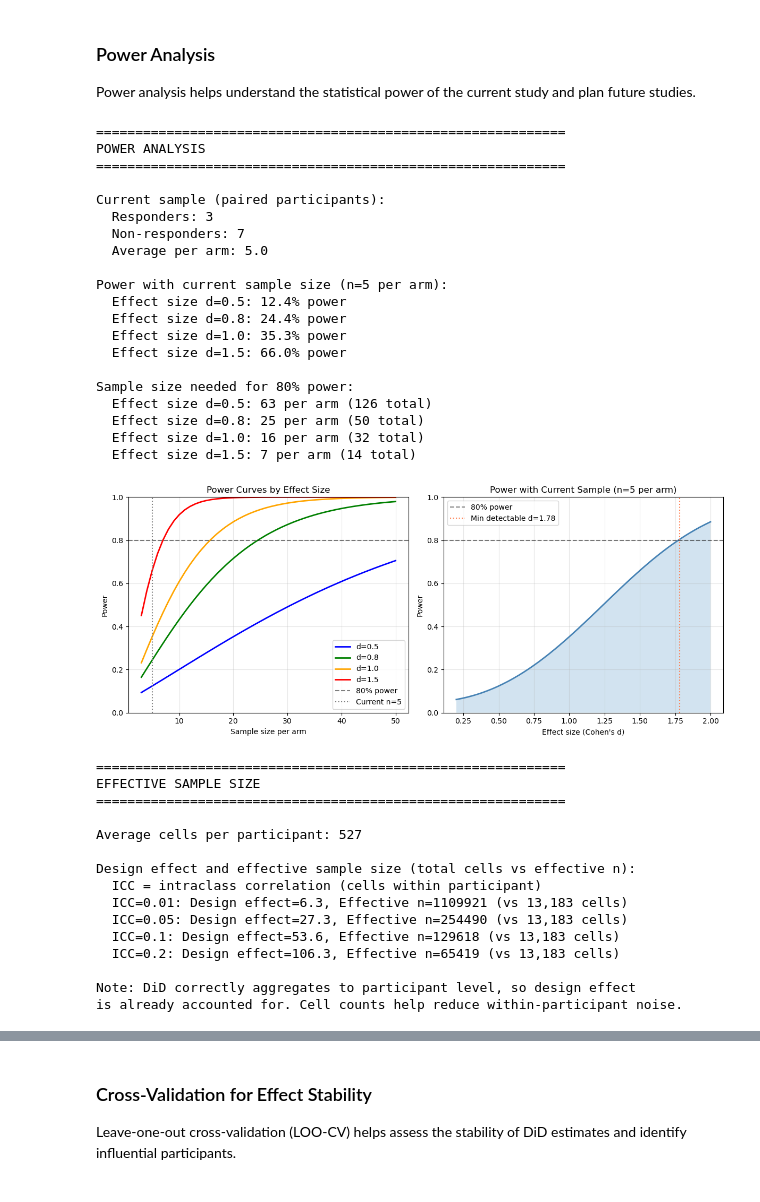
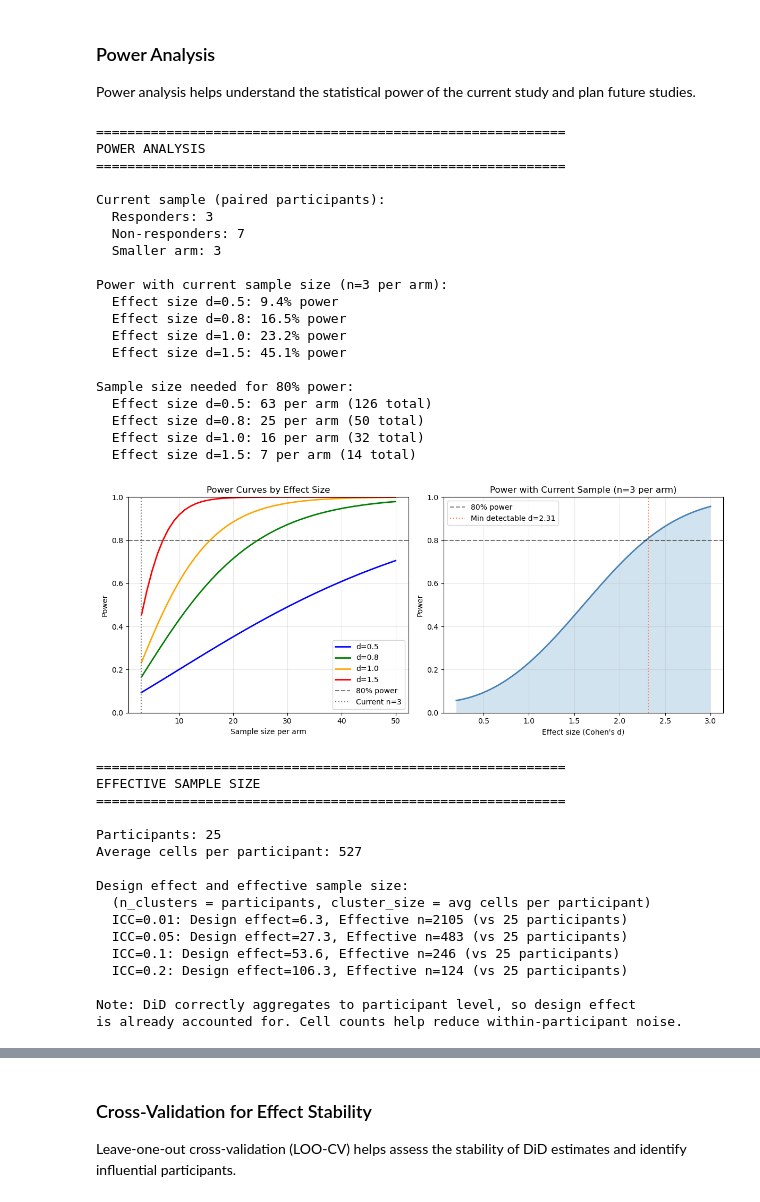
Before and after one commit to TheOmarLab/sctrial, a Jupyter notebook: docs/source/examples/example_immunotherapy_sade_feldman.ipynb, the cells around one changed output, grey strips where cells are left out. Drawn from its saved outputs; the diff is of its cells as text; code cells hidden in the pictures.

```diff
--- a/docs/source/examples/example_immunotherapy_sade_feldman.ipynb
+++ b/docs/source/examples/example_immunotherapy_sade_feldman.ipynb
@@ -72,7 +72,7 @@ from sctrial.datasets import load_sade_feldman
 We harmonize response labels at the **participant level** (majority label) because a few participants have mixed response annotations across cells/samples. Mixed cases are reported below.
 # %%
 # Load data - using full dataset for reliable longitudinal analysis
-adata = load_sade_feldman(max_cells_per_participant_visit=None)  # No subsampling
+adata = load_sade_feldman(allow_download=True, max_cells_per_participant_visit=None)
 
 # Harmonize response labels at participant level
 resp_counts = (
@@ -775,6 +801,8 @@ if features_use:
     if n_features == 1:
         axes = np.array([[axes]])
     axes = axes.flatten() if n_features > 1 else [axes]
+
+    palette = {"Responder": "forestgreen", "Non-responder": "coral"}
 
     for i, feat in enumerate(features_use):
         ax = axes[i]
@@ -789,8 +817,14 @@ if features_use:
 
         sns.boxplot(
             data=df_plot, x="visit", y=feat, hue=RESPONSE_COL,
-            palette={"Responder": "forestgreen", "Non-responder": "coral"},
-            ax=ax, order=["Pre", "Post"]
+            palette=palette, ax=ax, order=["Pre", "Post"]
+        )
+        # Overlay individual participant points (essential with n=3-7)
+        sns.stripplot(
+            data=df_plot, x="visit", y=feat, hue=RESPONSE_COL,
+            palette=palette, ax=ax, order=["Pre", "Post"],
+            dodge=True, alpha=0.7, size=6, edgecolor="black", linewidth=0.5,
+            legend=False,
         )
         ax.set_title(feat.replace("sig_", ""))
         ax.set_xlabel("Visit")
@@ -1172,17 +1181,17 @@ print("=" * 60)
 # Current sample sizes
 n_resp_paired = len(VALID_PAIRED_BY_RESPONSE.get(design.arm_treated, set()))
 n_nonresp_paired = len(VALID_PAIRED_BY_RESPONSE.get(design.arm_control, set()))
-n_avg = (n_resp_paired + n_nonresp_paired) / 2
+n_min_arm = min(n_resp_paired, n_nonresp_paired)
 
 print(f"\nCurrent sample (paired participants):")
 print(f"  Responders: {n_resp_paired}")
 print(f"  Non-responders: {n_nonresp_paired}")
-print(f"  Average per arm: {n_avg:.1f}")
+print(f"  Smaller arm: {n_min_arm}")
 
 # Power for different effect sizes with current sample
-print(f"\nPower with current sample size (n={n_avg:.0f} per arm):")
+print(f"\nPower with current sample size (n={n_min_arm} per arm):")
 for effect_size in [0.5, 0.8, 1.0, 1.5]:
-    power = st.power_did(n_per_group=int(n_avg), effect_size=effect_size)
+    power = st.power_did(n_per_group=n_min_arm, effect_size=effect_size)
     print(f"  Effect size d={effect_size}: {power:.1%} power")
 
 # Sample size needed for 80% power
@@ -1201,7 +1210,7 @@ for effect_size, color in [(0.5, "blue"), (0.8, "green"), (1.0, "orange"), (1.5,
     axes[0].plot(n_range, powers, label=f"d={effect_size}", color=color, linewidth=2)
 
 axes[0].axhline(0.8, color="black", linestyle="--", alpha=0.5, label="80% power")
-axes[0].axvline(n_avg, color="gray", linestyle=":", label=f"Current n={n_avg:.0f}")
+axes[0].axvline(n_min_arm, color="gray", linestyle=":", label=f"Current n={n_min_arm}")
 axes[0].set_xlabel("Sample size per arm")
 axes[0].set_ylabel("Power")
 axes[0].set_title("Power Curves by Effect Size")
@@ -1210,14 +1219,14 @@ axes[0].set_ylim(0, 1)
 axes[0].grid(True, alpha=0.3)
 
 # Power curve with current sample size across effect sizes
-effect_range = np.linspace(0.2, 2.0, 50)
-power_current = [st.power_did(n_per_group=int(n_avg), effect_size=e) for e in effect_range]
+effect_range = np.linspace(0.2, 3.0, 50)
+power_current = [st.power_did(n_per_group=n_min_arm, effect_size=e) for e in effect_range]
 axes[1].plot(effect_range, power_current, linewidth=2, color="steelblue")
 axes[1].axhline(0.8, color="black", linestyle="--", alpha=0.5, label="80% power")
 axes[1].fill_between(effect_range, 0, power_current, alpha=0.2)
 axes[1].set_xlabel("Effect size (Cohen's d)")
 axes[1].set_ylabel("Power")
-axes[1].set_title(f"Power with Current Sample (n={int(n_avg)} per arm)")
+axes[1].set_title(f"Power with Current Sample (n={n_min_arm} per arm)")
 axes[1].legend()
 axes[1].set_ylim(0, 1)
 axes[1].grid(True, alpha=0.3)
@@ -1236,58 +1245,60 @@ plt.show()
 # Effective sample size accounting for clustering
 print("\n" + "=" * 60)
 print("EFFECTIVE SAMPLE SIZE")
 print("=" * 60)
 
 # Calculate cells per participant
+n_participants = adata.obs["participant_id"].nunique()
 cells_per_participant = adata.obs.groupby("participant_id").size()
 avg_cells = cells_per_participant.mean()
-print(f"\nAverage cells per participant: {avg_cells:.0f}")
+print(f"\nParticipants: {n_participants}")
+print(f"Average cells per participant: {avg_cells:.0f}")
 
 # Estimate design effect with different ICC values
-print("\nDesign effect and effective sample size (total cells vs effective n):")
-print("  ICC = intraclass correlation (cells within participant)")
-total_cells = adata.n_obs
+print("\nDesign effect and effective sample size:")
+print("  (n_clusters = participants, cluster_size = avg cells per participant)")
 for icc in [0.01, 0.05, 0.10, 0.20]:
     de = st.design_effect(avg_cells, icc)
-    eff_n = st.effective_sample_size(total_cells, avg_cells, icc)
-    print(f"  ICC={icc}: Design effect={de:.1f}, Effective n={eff_n:.0f} (vs {total_cells:,} cells)")
+    eff_n = st.effective_sample_size(n_participants, avg_cells, icc)
+    print(f"  ICC={icc}: Design effect={de:.1f}, Effective n={eff_n:.0f} (vs {n_participants} participants)")
 
 print("\nNote: DiD correctly aggregates to participant level, so design effect")
 print("is already accounted for. Cell counts help reduce within-participant noise.")
 # %% [output]
 ============================================================
 POWER ANALYSIS
 ============================================================
 
 Current sample (paired participants):
   Responders: 3
   Non-responders: 7
-  Average per arm: 5.0
+  Smaller arm: 3
 
-Power with current sample size (n=5 per arm):
-  Effect size d=0.5: 12.4% power
-  Effect size d=0.8: 24.4% power
-  Effect size d=1.0: 35.3% power
-  Effect size d=1.5: 66.0% power
+Power with current sample size (n=3 per arm):
+  Effect size d=0.5: 9.4% power
+  Effect size d=0.8: 16.5% power
+  Effect size d=1.0: 23.2% power
+  Effect size d=1.5: 45.1% power
 
 Sample size needed for 80% power:
   Effect size d=0.5: 63 per arm (126 total)
   Effect size d=0.8: 25 per arm (50 total)
   Effect size d=1.0: 16 per arm (32 total)
   Effect size d=1.5: 7 per arm (14 total)
-[figure, old version]
+[figure, new version]
 ============================================================
 EFFECTIVE SAMPLE SIZE
 ============================================================
 
+Participants: 25
 Average cells per participant: 527
 
-Design effect and effective sample size (total cells vs effective n):
-  ICC = intraclass correlation (cells within participant)
-  ICC=0.01: Design effect=6.3, Effective n=1109921 (vs 13,183 cells)
-  ICC=0.05: Design effect=27.3, Effective n=254490 (vs 13,183 cells)
-  ICC=0.1: Design effect=53.6, Effective n=129618 (vs 13,183 cells)
-  ICC=0.2: Design effect=106.3, Effective n=65419 (vs 13,183 cells)
+Design effect and effective sample size:
+  (n_clusters = participants, cluster_size = avg cells per participant)
+  ICC=0.01: Design effect=6.3, Effective n=2105 (vs 25 participants)
+  ICC=0.05: Design effect=27.3, Effective n=483 (vs 25 participants)
+  ICC=0.1: Design effect=53.6, Effective n=246 (vs 25 participants)
+  ICC=0.2: Design effect=106.3, Effective n=124 (vs 25 participants)
 
 Note: DiD correctly aggregates to participant level, so design effect
 is already accounted for. Cell counts help reduce within-participant noise.
```
Also changed, not shown: parts of 21 cells of this notebook, 6 other files.
